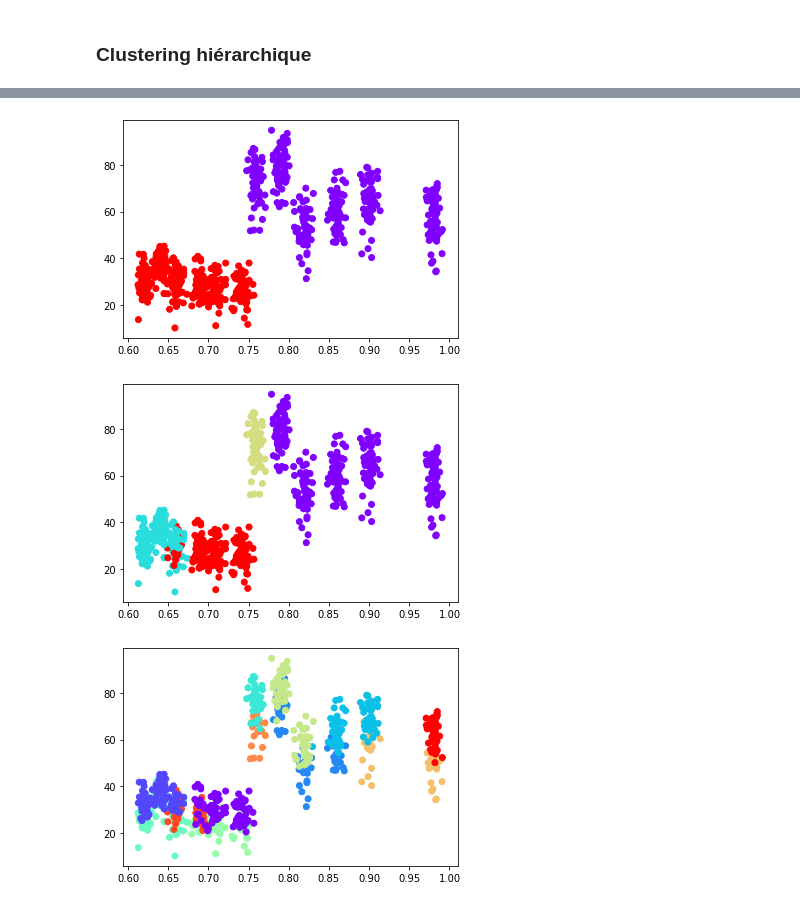
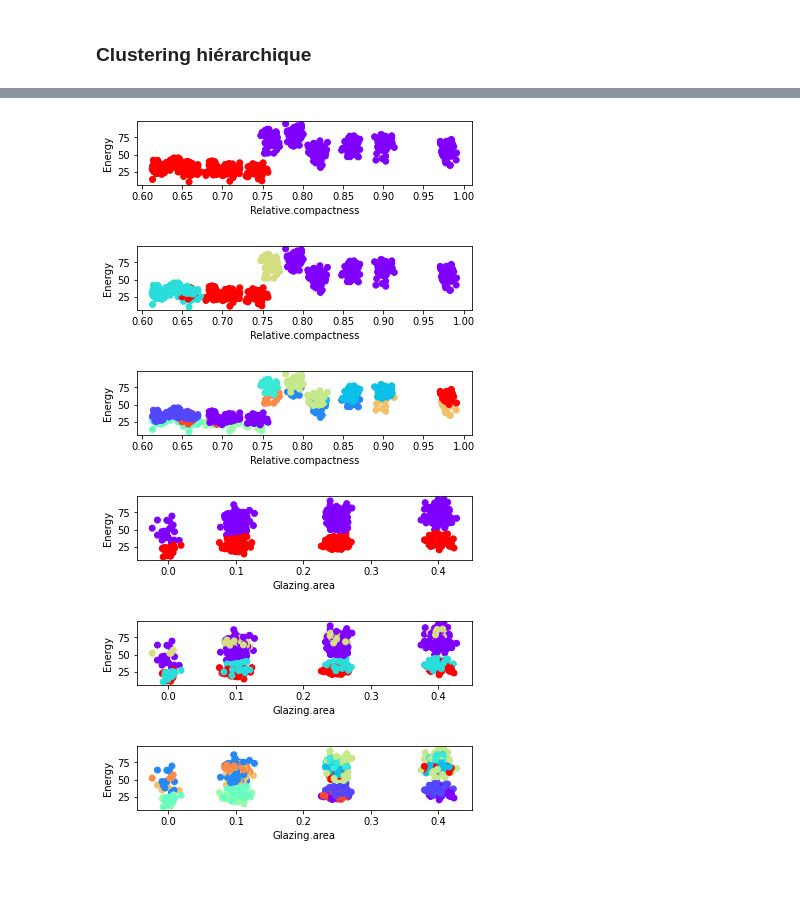
Before and after one commit to quentinthuet/buildings_energy_consumption, a Jupyter notebook: Project.ipynb, the cells around one changed output, grey strips where cells are left out. Cells and saved outputs as stored; diff of their text form; code cells hidden in the pictures; blank space fills up the shorter version.

```diff
--- a/Project.ipynb
+++ b/Project.ipynb
@@ -153,17 +173,47 @@ plt.show()
 # %%
 cluster2 = AgglomerativeClustering(n_clusters=2, affinity='euclidean', linkage='ward')
 cluster2.fit_predict(data_sc)
-plt.scatter(data["Relative.compactness"],data["Energy"], c=cluster2.labels_, cmap='rainbow')
-plt.show()
 cluster4 = AgglomerativeClustering(n_clusters=4, affinity='euclidean', linkage='ward')
 cluster4.fit_predict(data_sc)
-plt.scatter(data["Relative.compactness"],data["Energy"], c=cluster4.labels_, cmap='rainbow')
-plt.show()
 cluster12 = AgglomerativeClustering(n_clusters=12, affinity='euclidean', linkage='ward')
-cluster12.fit_predict(data_sc)
-plt.scatter(data["Relative.compactness"],data["Energy"], c=cluster12.labels_, cmap='rainbow')
-plt.show()
+cluster12.fit_predict(data_sc);
-# %% [output]
-[figure, removed]
-[figure, removed]
-[figure, removed]
+# %%
+plt.subplot(3,1,1)
+plt.scatter(data["Relative.compactness"],data["Energy"], c=cluster2.labels_, cmap='rainbow')
+plt.xlabel("Relative.compactness")
+plt.ylabel("Energy")
+plt.show()
+plt.subplot(3,1,2)
+plt.scatter(data["Relative.compactness"],data["Energy"], c=cluster4.labels_, cmap='rainbow')
+plt.xlabel("Relative.compactness")
+plt.ylabel("Energy")
+plt.show()
+plt.subplot(3,1,3)
+plt.scatter(data["Relative.compactness"],data["Energy"], c=cluster12.labels_, cmap='rainbow')
+plt.xlabel("Relative.compactness")
+plt.ylabel("Energy")
+plt.show()
+# %% [output]
+[figure, added]
+[figure, added]
+[figure, added]
+# %%
+plt.subplot(3,1,1)
+plt.scatter(data["Glazing.area"],data["Energy"], c=cluster2.labels_, cmap='rainbow')
+plt.xlabel("Glazing.area")
+plt.ylabel("Energy")
+plt.show()
+plt.subplot(3,1,2)
+plt.scatter(data["Glazing.area"],data["Energy"], c=cluster4.labels_, cmap='rainbow')
+plt.xlabel("Glazing.area")
+plt.ylabel("Energy")
+plt.show()
+plt.subplot(3,1,3)
+plt.scatter(data["Glazing.area"],data["Energy"], c=cluster12.labels_, cmap='rainbow')
+plt.xlabel("Glazing.area")
+plt.ylabel("Energy")
+plt.show()
+# %% [output]
+[figure, added]
+[figure, added]
+[figure, added]
```
Also changed, not shown: parts of 10 cells of this notebook.
